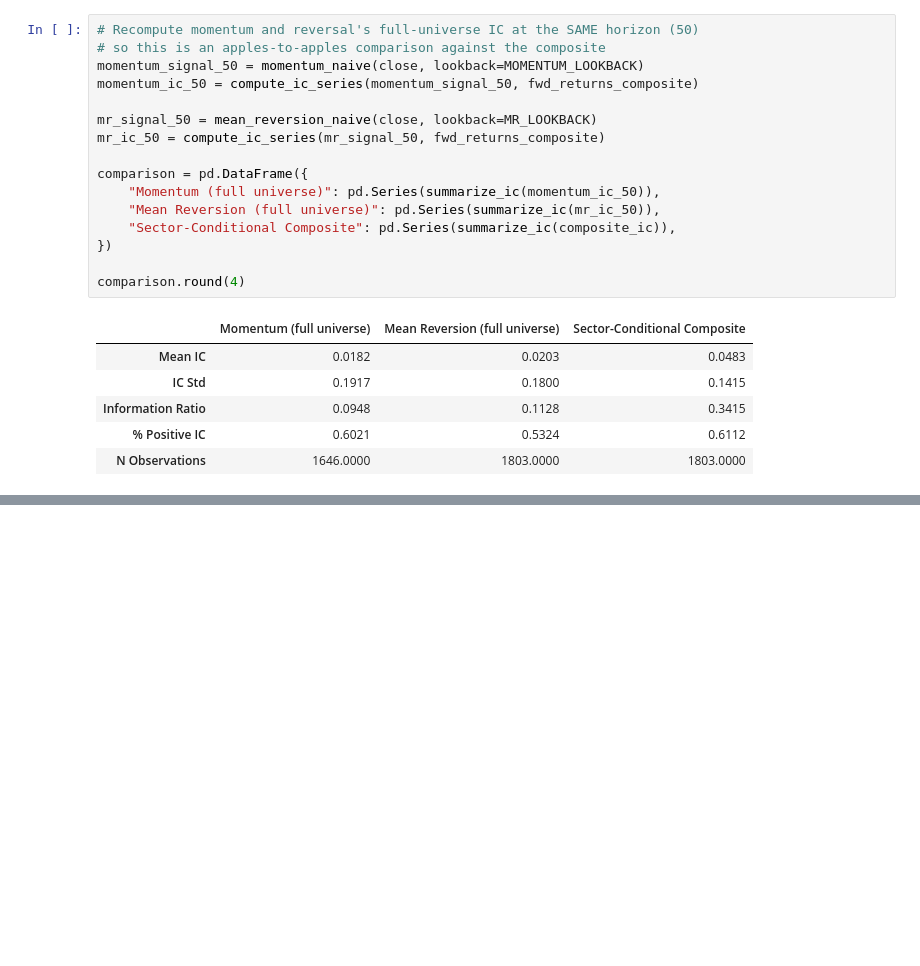
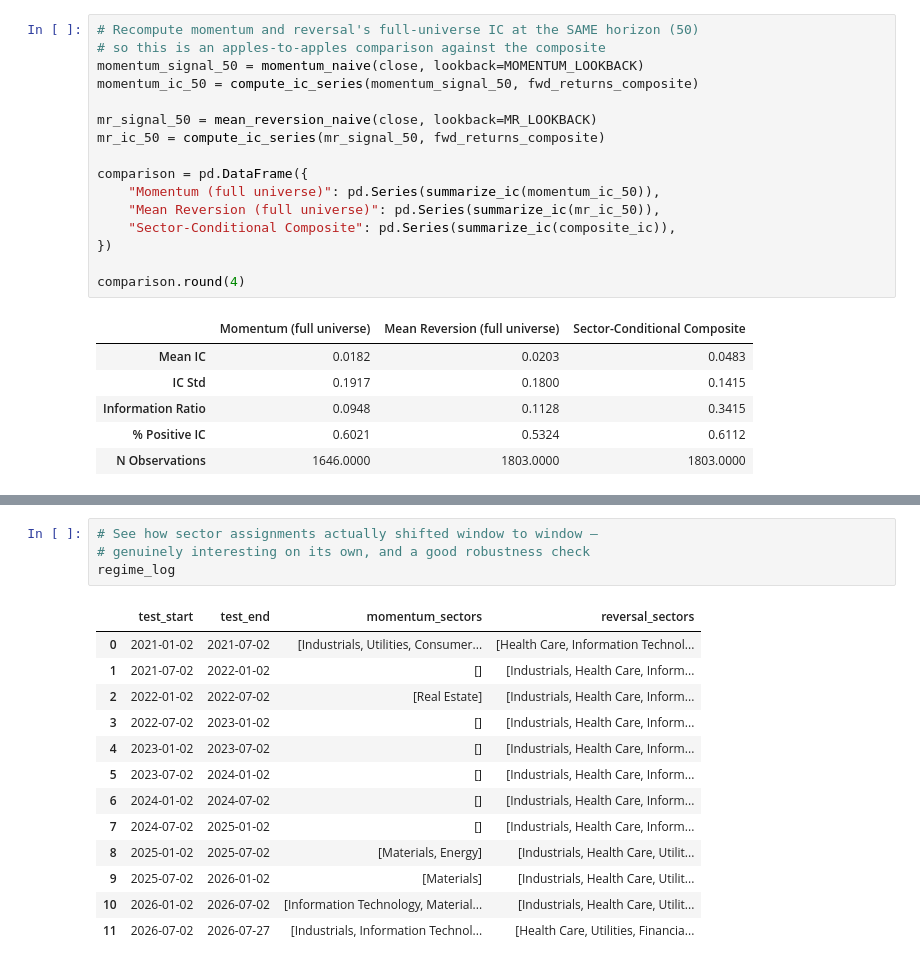
Before and after one commit to pgrajzl/alpha-signal-research, a Jupyter notebook: notebooks/alpha_research.ipynb, the cells around one changed output, grey strips where cells are left out. Cells and saved outputs as stored; diff of their text form; blank space fills up the shorter version.

```diff
--- a/notebooks/alpha_research.ipynb
+++ b/notebooks/alpha_research.ipynb
@@ -560,0 +594,18 @@ comparison.round(4)
+# %%
+# See how sector assignments actually shifted window to window —
+# genuinely interesting on its own, and a good robustness check
+regime_log
+# %% [output]
+|  | test_start | test_end | momentum_sectors | reversal_sectors |
+| 0 | 2021-01-02 | 2021-07-02 | [Industrials, Utilities, Consumer... | [Health Care, Information Technol... |
+| 1 | 2021-07-02 | 2022-01-02 | [] | [Industrials, Health Care, Inform... |
+| 2 | 2022-01-02 | 2022-07-02 | [Real Estate] | [Industrials, Health Care, Inform... |
+| 3 | 2022-07-02 | 2023-01-02 | [] | [Industrials, Health Care, Inform... |
+| 4 | 2023-01-02 | 2023-07-02 | [] | [Industrials, Health Care, Inform... |
+| 5 | 2023-07-02 | 2024-01-02 | [] | [Industrials, Health Care, Inform... |
+| 6 | 2024-01-02 | 2024-07-02 | [] | [Industrials, Health Care, Inform... |
+| 7 | 2024-07-02 | 2025-01-02 | [] | [Industrials, Health Care, Inform... |
+| 8 | 2025-01-02 | 2025-07-02 | [Materials, Energy] | [Industrials, Health Care, Utilit... |
+| 9 | 2025-07-02 | 2026-01-02 | [Materials] | [Industrials, Health Care, Utilit... |
+| 10 | 2026-01-02 | 2026-07-02 | [Information Technology, Material... | [Industrials, Health Care, Utilit... |
+| 11 | 2026-07-02 | 2026-07-27 | [Industrials, Information Technol... | [Health Care, Utilities, Financia... |
```
Also changed, not shown: parts of 8 cells of this notebook, 3 other files.
